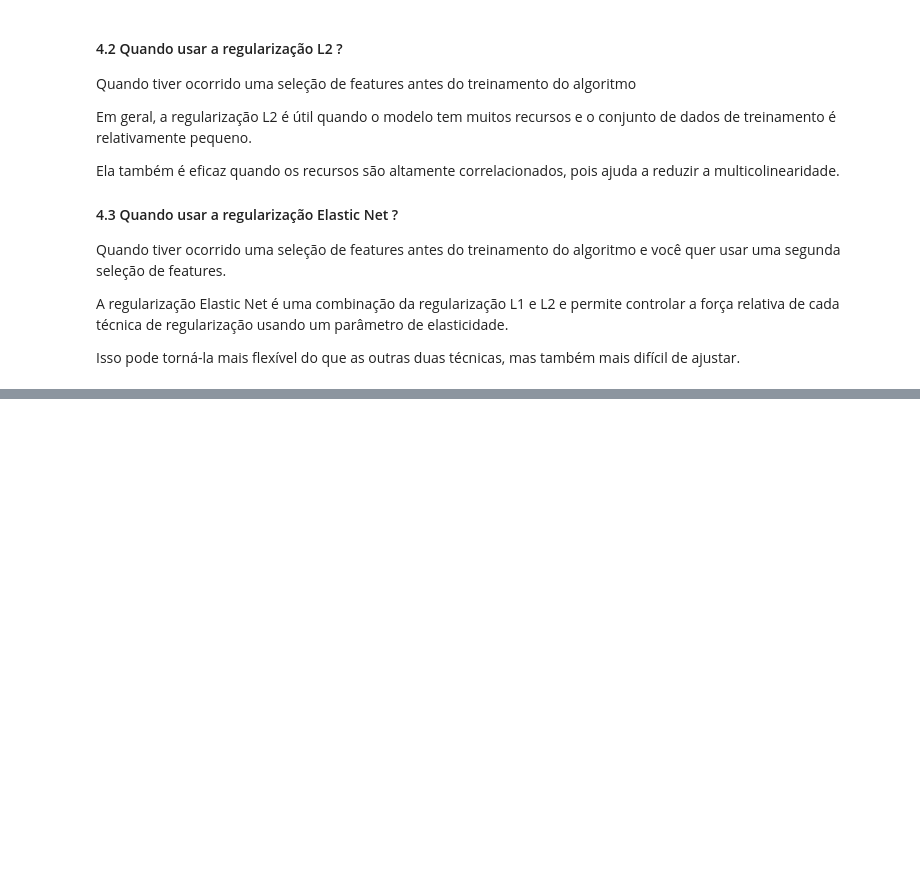
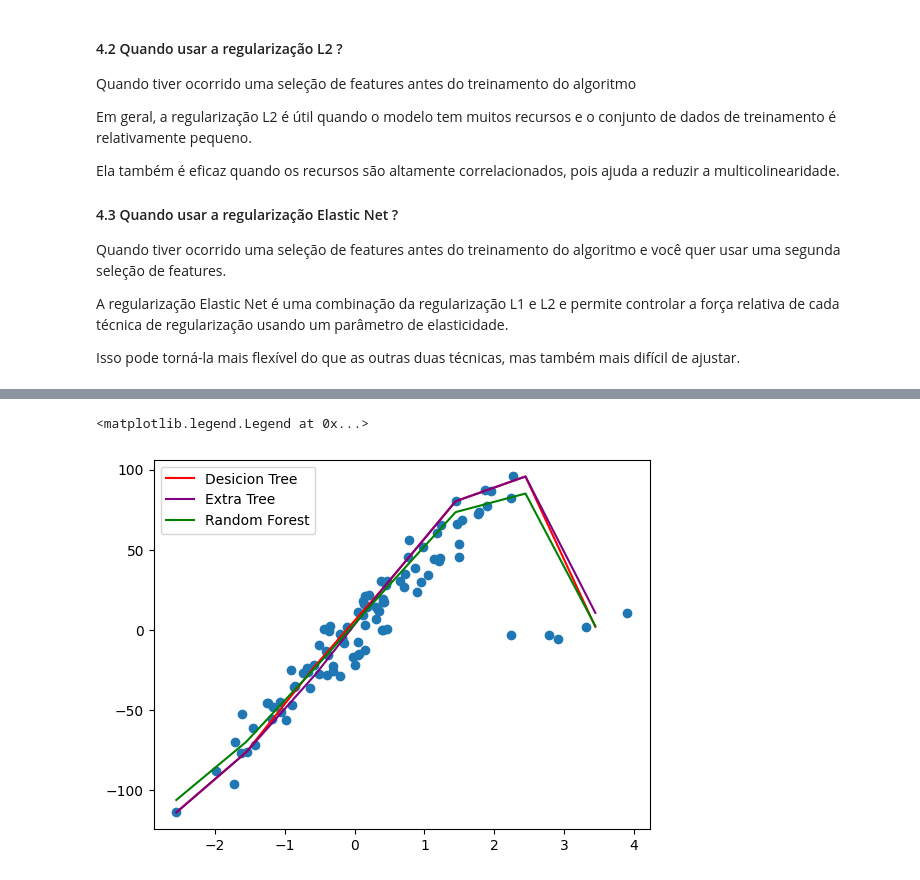
Before and after one commit to thiago-vale/machine-learning, a Jupyter notebook: regularization/regularization.ipynb, the cells around one changed output, grey strips where cells are left out. Drawn from its saved outputs; the diff is of its cells as text; code cells hidden in the pictures; blank space fills up the shorter version.

```diff
--- a/regularization/regularization.ipynb
+++ b/regularization/regularization.ipynb
@@ -76,0 +174,10 @@ Isso pode torná-la mais flexível do que as outras duas técnicas, mas também
+# %%
+plt.scatter(X,y)
+plt.plot(X_plot,y_tree,color='red',label='Desicion Tree')
+plt.plot(X_plot,y_etree,color='purple',label='Extra Tree')
+plt.plot(X_plot,y_rf,color='green',label='Random Forest')
+
+plt.legend()
+# %% [output]
+<matplotlib.legend.Legend at 0x...>
+[figure, added]
```
Also changed, not shown: parts of 16 cells of this notebook.
